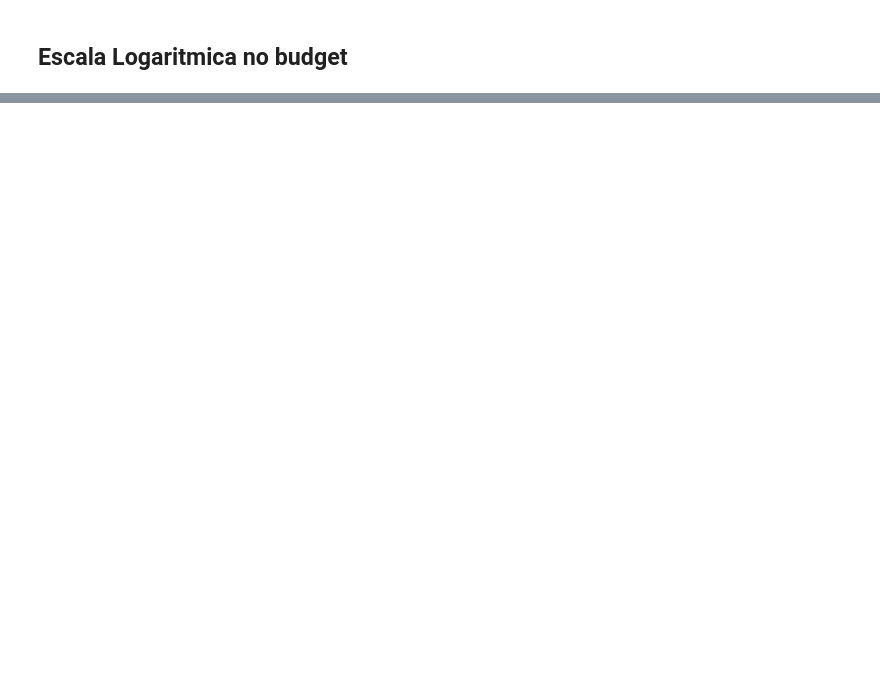
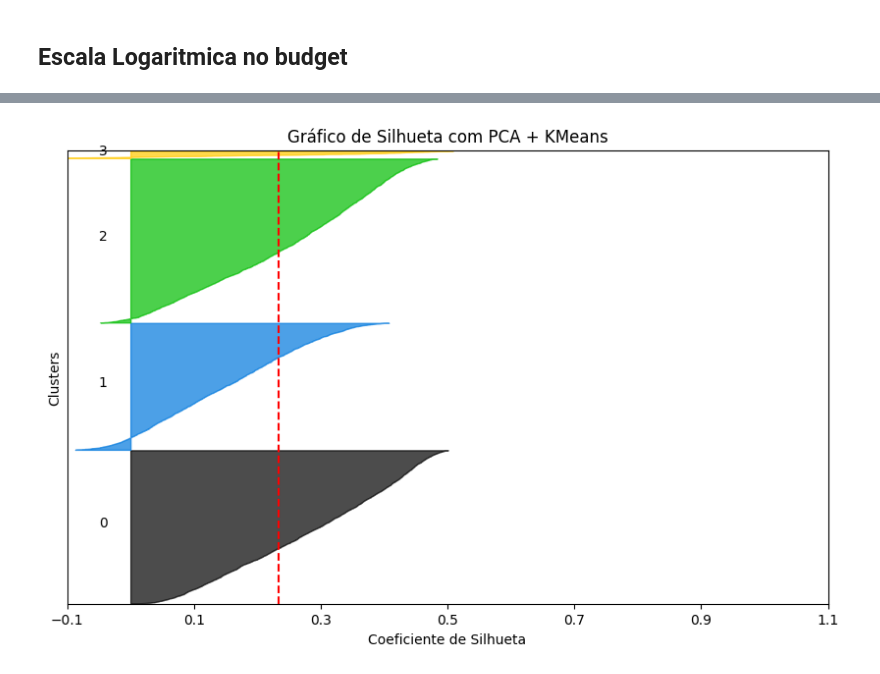
Before and after one commit to rodrigosantana24/projeto-pisi3, a Jupyter notebook: tratamento_thalyson.ipynb, the cells around one changed output, grey strips where cells are left out. Cells and saved outputs as stored; diff of their text form; code cells hidden in the pictures; blank space fills up the shorter version.

```diff
--- a/tratamento_thalyson.ipynb
+++ b/tratamento_thalyson.ipynb
@@ -9,7 +9,8 @@ from scipy.stats import zscore
 from collections import Counter
 import numpy as np
 # %%
-df =  pd.read_csv("movies.csv")
+file_path = r'C:\Users\Thalyson\Desktop\movies.csv'
+df =  pd.read_csv(file_path)
 # %% [markdown]
 # Filtros
 # %% [markdown]
@@ -243,12 +244,12 @@ df = df.loc[:, ~df.columns.duplicated()]
 
 # 3. Definir colunas numéricas (incluindo gêneros one-hot)
 features_numericas = [
-    'popularity', 'budget', 'runtime', 'vote_average',
-    'release_year', 'release_month', 'vote_count',
-    'Action', 'Adventure', 'Comedy', 'Crime', 'Drama',
-    'Family', 'Fantasy', 'Horror', 'Mystery', 'Outros',
-    'Romance', 'Science Fiction', 'Thriller'
+    'popularity', 'budget', 'runtime', 'vote_average'
 ]
+
+df['budget'] = df['budget'].apply(lambda x: np.log1p(x))
+df['vote_count'] = np.log1p(df['vote_count'])
+display(df.columns)
 
 # 4. Aplicar z-score e filtrar outliers
 df_z = df[features_numericas].apply(zscore)
@@ -385,0 +407,73 @@ df.to_csv("dataset_tratado.csv", index=False)
+# %%
+import numpy as np
+import pandas as pd
+import matplotlib.pyplot as plt
+import matplotlib.cm as cm
+from sklearn.preprocessing import StandardScaler
+from sklearn.decomposition import PCA
+from sklearn.cluster import KMeans
+from sklearn.metrics import silhouette_samples, silhouette_score
+
+# 1. Seleção das colunas
+features = [
+    'popularity', 'budget', 'runtime', 'vote_average', 'vote_count',
+]
+X = df[features].copy()
+
+# 2. Escalonamento
+scaler = StandardScaler()
+X_scaled = scaler.fit_transform(X)
+
+# 3. PCA (explicando 95% da variância)
+pca = PCA(n_components=0.95, random_state=42)
+X_pca = pca.fit_transform(X_scaled)
+print(f"Número de componentes PCA escolhidos: {X_pca.shape[1]}")
+
+# 4. KMeans com K=4 (pode testar outros valores também)
+n_clusters = 4
+kmeans = KMeans(n_clusters=n_clusters, random_state=42, n_init=100)
+cluster_labels = kmeans.fit_predict(X_pca)
+
+# 5. Silhouette Score
+silhouette_avg = silhouette_score(X_pca, cluster_labels)
+print(f"Silhouette Score médio com PCA: {silhouette_avg:.3f}")
+
+# 6. Gráfico de silhueta
+sample_silhouette_values = silhouette_samples(X_pca, cluster_labels)
+
+fig, ax1 = plt.subplots(figsize=(10, 6))
+ax1.set_xlim([-0.1, 1])
+ax1.set_ylim([0, len(X_pca) + (n_clusters + 1) * 10])
+
+y_lower = 10
+for i in range(n_clusters):
+    ith_cluster_silhouette_values = sample_silhouette_values[cluster_labels == i]
+    ith_cluster_silhouette_values.sort()
+
+    size_cluster_i = ith_cluster_silhouette_values.shape[0]
+    y_upper = y_lower + size_cluster_i
+
+    color = cm.nipy_spectral(float(i) / n_clusters)
+    ax1.fill_betweenx(
+        np.arange(y_lower, y_upper),
+        0,
+        ith_cluster_silhouette_values,
+        facecolor=color,
+        edgecolor=color,
+        alpha=0.7
+    )
+
+    ax1.text(-0.05, y_lower + 0.5 * size_cluster_i, str(i))
+    y_lower = y_upper + 10
+
+ax1.set_title("Gráfico de Silhueta com PCA + KMeans")
+ax1.set_xlabel("Coeficiente de Silhueta")
+ax1.set_ylabel("Clusters")
+ax1.axvline(x=silhouette_avg, color="red", linestyle="--")
+ax1.set_yticks([])
+ax1.set_xticks(np.arange(-0.1, 1.1, 0.2))
+
+plt.show()
+
+print(df.columns)
+# %% [output]
@@ -385,0 +482 @@ df.to_csv("dataset_tratado.csv", index=False)
+[figure, added]
```
Also changed, not shown: parts of 6 cells of this notebook, 2 other files.
